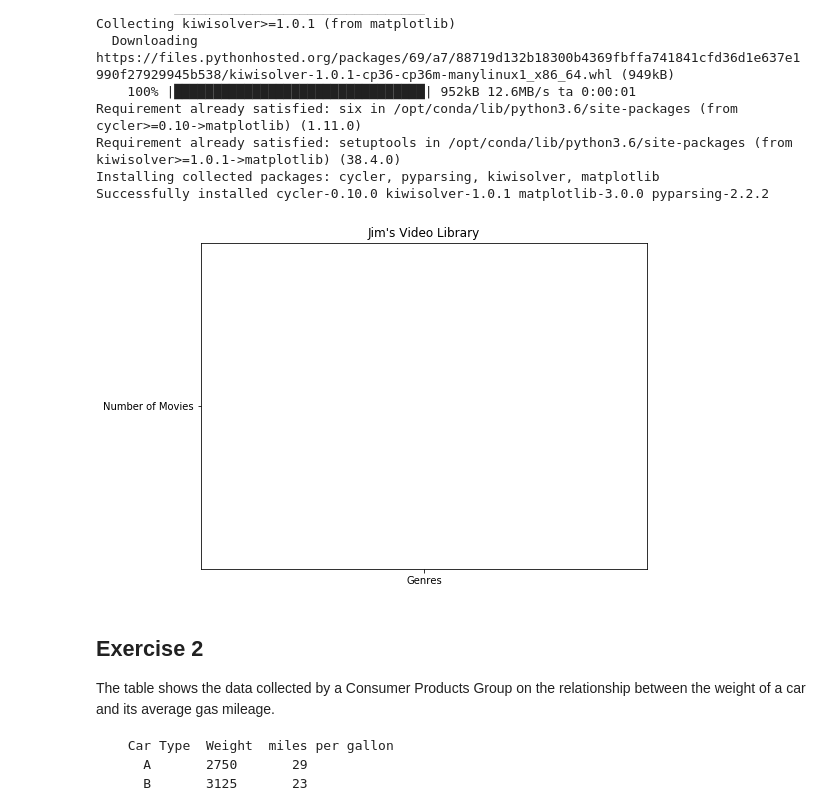
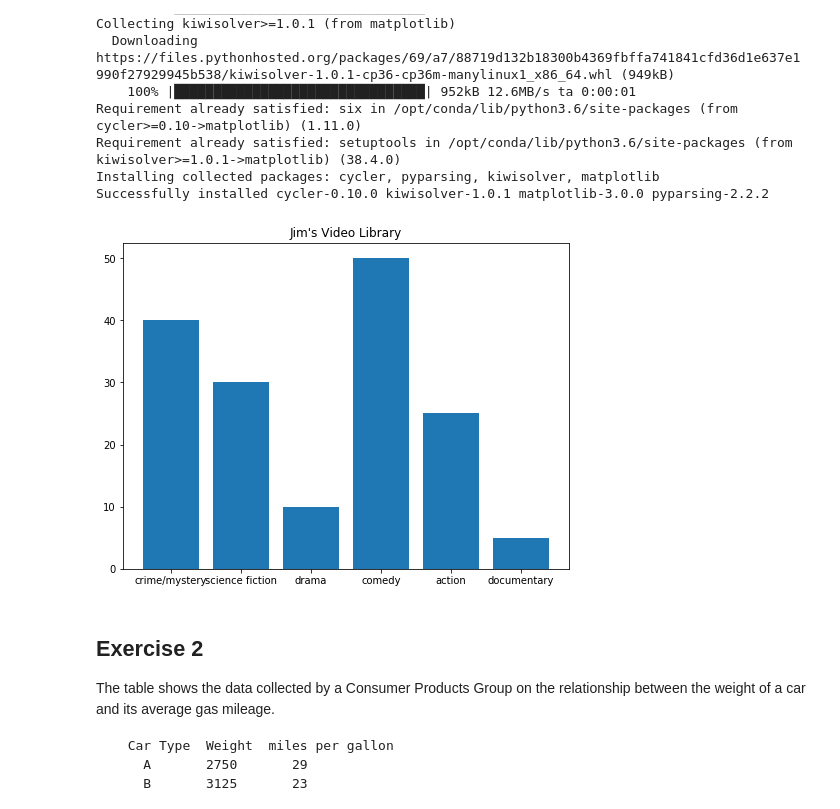
Before and after one commit to steeznation16/dsc-0-01-22-visualizing-data-lab-online-ds-ft-100118, a Jupyter notebook: index.ipynb, the cells around one changed output. Cells and saved outputs as stored; diff of their text form; code cells hidden in the pictures.

```diff
--- a/index.ipynb
+++ b/index.ipynb
@@ -43,21 +43,21 @@ Successfully installed cycler-0.10.0 kiwisolver-1.0.1 matplotlib-3.0.0 pyparsing
 # %%
 # import the required libraries
 import numpy as np
 import matplotlib.pyplot as plt
 
 y = [40, 30, 10, 50, 25, 5]
-x = []
+x = ['crime/mystery', 'science fiction', 'drama', 'comedy', 'action', 'documentary']
 labels = None
 
 plt.figure(figsize=(8, 6)) # Set a figure size
 
 plt.bar(x, y) # Plot vertical bars of fixed width by passing x and y values to .bar() function
 
 plt.title("Jim's Video Library") # Give a title to the bar graph
 
 plt.show() # Output the final plot
 # %% [output]
-[figure, old version]
+[figure, new version]
 # %% [markdown]
 ## Exercise 2
 
```
